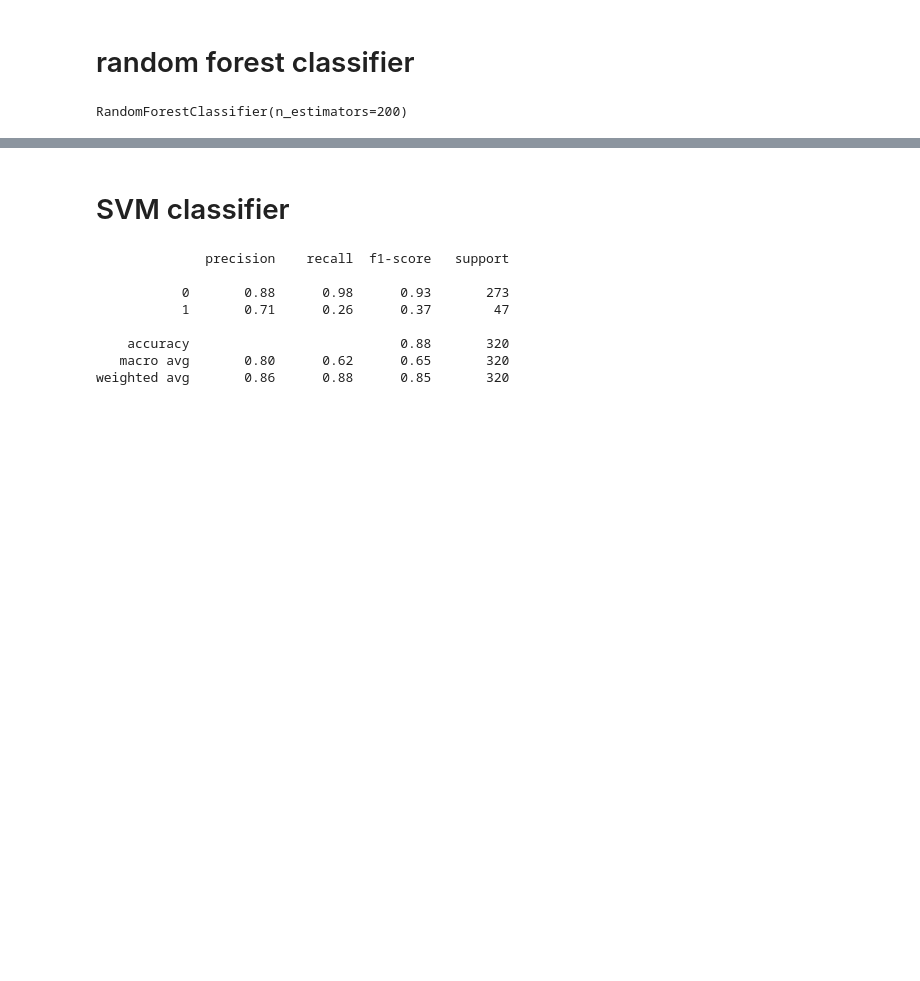
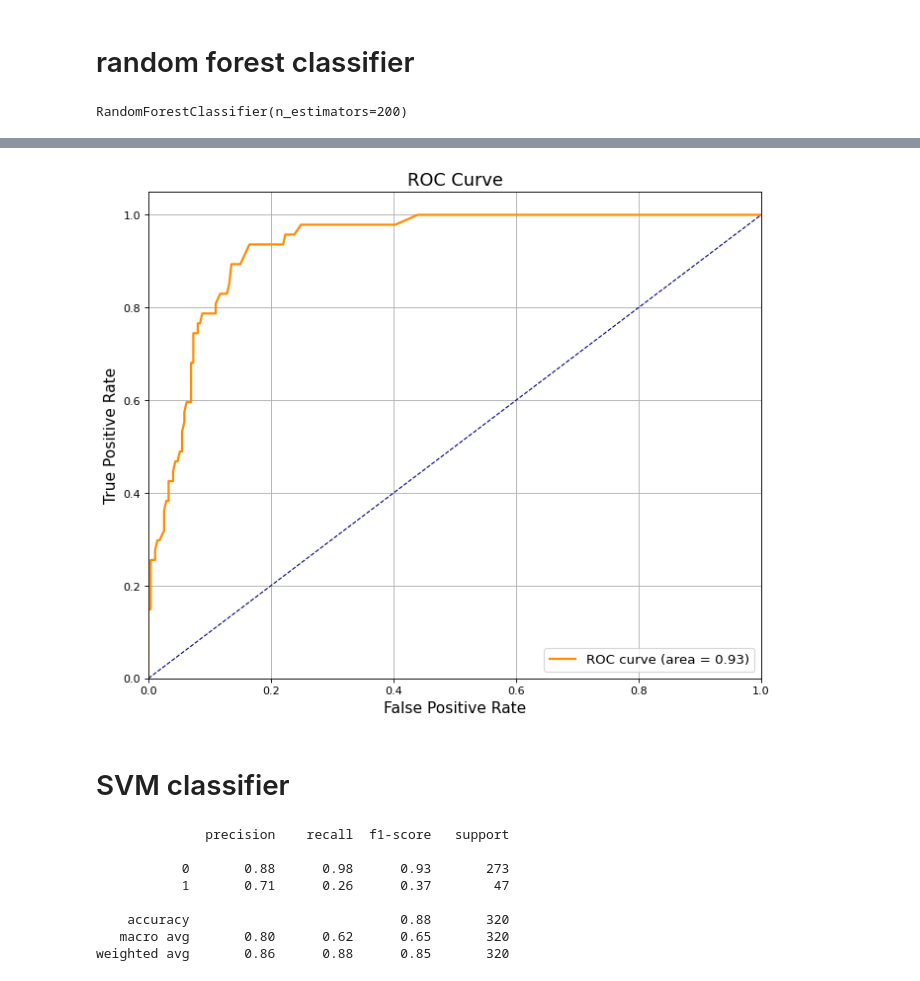
Before and after one commit to ori112/red-whine-quality-predictions, a Jupyter notebook: wine_quality_red.ipynb, the cells around one changed output, grey strips where cells are left out. Cells and saved outputs as stored; diff of their text form; code cells hidden in the pictures; blank space fills up the shorter version.

Commit message:
added ROC curves

```diff
--- a/wine_quality_red.ipynb
+++ b/wine_quality_red.ipynb
@@ -152,3 +152,28 @@ print(confusion_matrix(y_test,pred_rfc))
+# %%
+#calculation "good" probabilities
+y_score = rfc.predict_proba(X_test)[:, 1]
+
+#roc curve and auc computation
+
+fpr, tpr, _ = roc_curve(y_test, y_score)
+roc_auc = auc(fpr, tpr)
+# %%
+# Plot ROC curve
+plt.figure(figsize=(10, 8), dpi=80)
+plt.plot(fpr, tpr, color='darkorange', lw=2, label='ROC curve (area = %0.2f)' % roc_auc)
+plt.plot([0, 1], [0, 1], color='navy', lw=1, linestyle='--')
+plt.xlim([0.0, 1.0])
+plt.ylim([0.0, 1.05])
+plt.xlabel('False Positive Rate', fontsize=14)
+plt.ylabel('True Positive Rate', fontsize=14)
+plt.title('ROC Curve', fontsize=16)
+plt.legend(loc="lower right", fontsize=12)
+
+plt.grid(True)
+
+plt.show()
+# %% [output]
+[figure, added]
 # %% [markdown]
 # SVM classifier
 # %%
```
Also changed, not shown: parts of 21 cells of this notebook.
